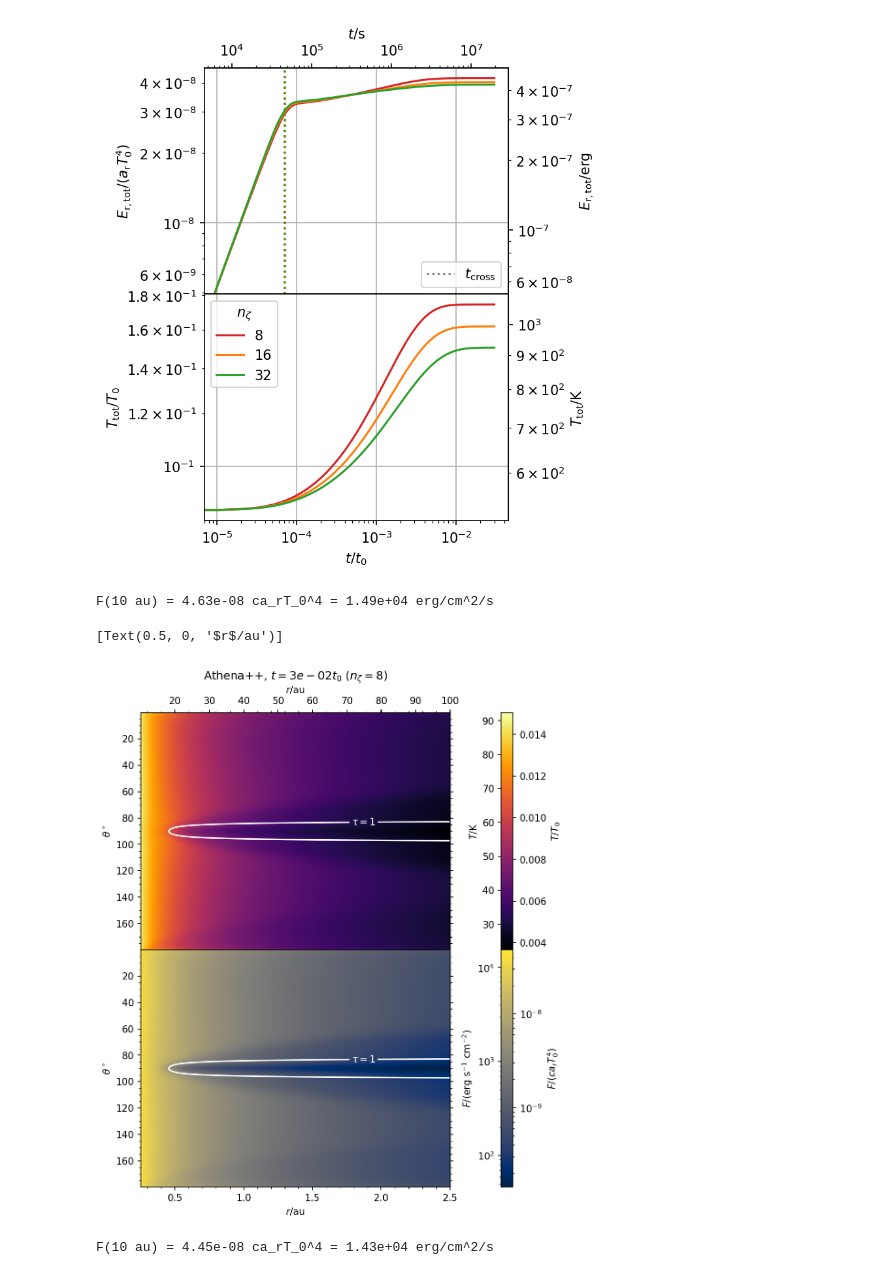
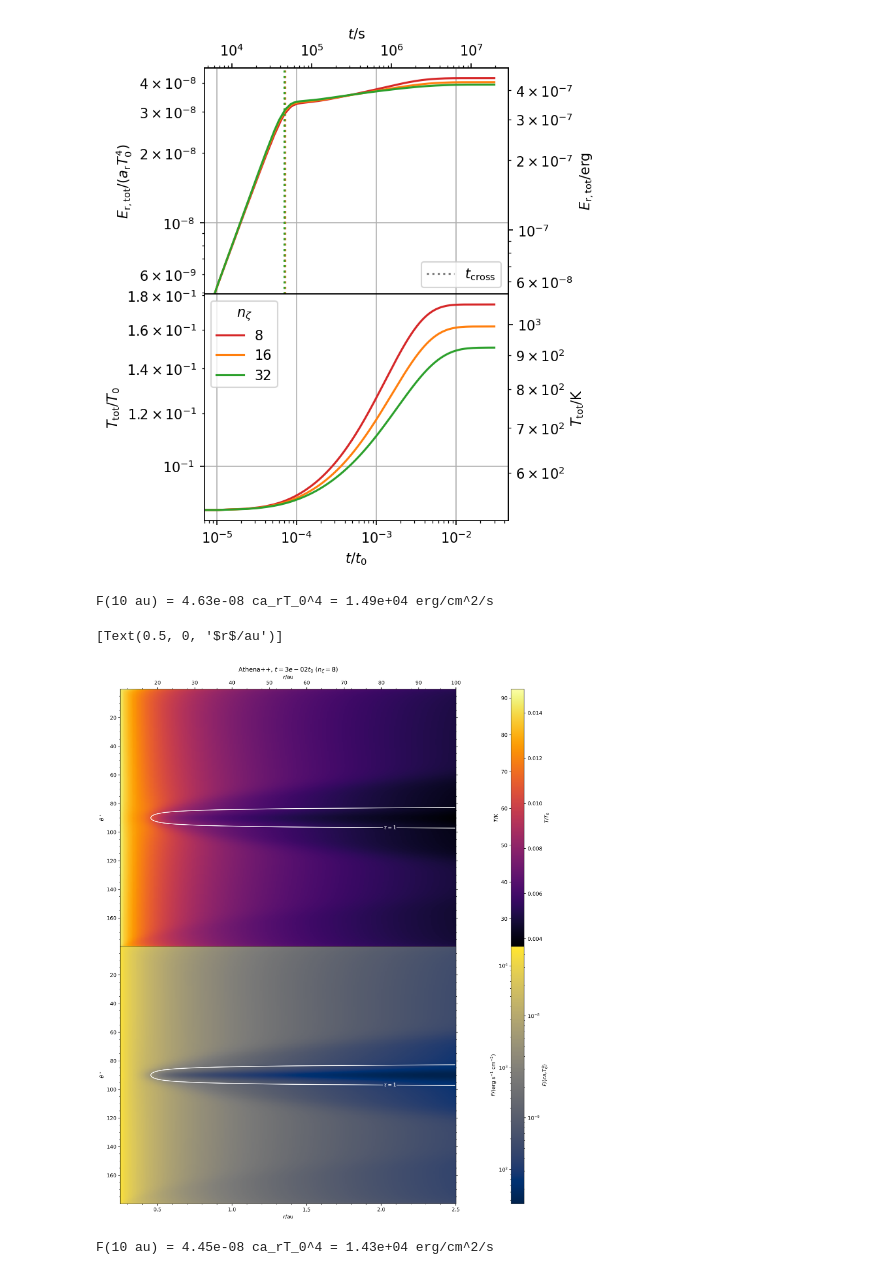
Before and after one commit to sabaronett/rad-hydro, a Jupyter notebook: athena/dev/const_opac_diffusion_reflecting/ConstantOpacityDiffusionReflecting.ipynb, the cells around one changed output. Drawn from its saved outputs; the diff is of its cells as text; code cells hidden in the pictures.

```diff
--- a/athena/dev/const_opac_diffusion_reflecting/ConstantOpacityDiffusionReflecting.ipynb
+++ b/athena/dev/const_opac_diffusion_reflecting/ConstantOpacityDiffusionReflecting.ipynb
@@ -522,7 +522,7 @@ plt.subplots_adjust(hspace=0)
 #===============================================================================
 problem_id = 'const_opac_diffusion'
 nzeta = 8
-fig, axs = plt.subplots(nrows=2, sharex=True, figsize=(8, 9), dpi=150)
+fig, axs = plt.subplots(nrows=2, sharex=True, figsize=(16, 18), dpi=300)
 
 # Read and plot
 path = f'nzeta{nzeta}'
@@ -548,34 +548,34 @@ cbar_F = plt.colorbar(im1, label='$F/(ca_\mathrm{r}T_0^4)$', pad=0.12)
 cbar_T_K = cbar_T.ax.secondary_yaxis('left', functions=(T2cgs, T2cgs))
 cbar_F_cgs = cbar_F.ax.secondary_yaxis('left', functions=(F2cgs, F2cgs))
 
 ax_r.set(xlabel=r'$r$/au')
 cbar_T_K.set(ylabel=r'$T$/K')
 cbar_F_cgs.set(ylabel=r'$F$/(erg s$^{-1}$ cm$^{-2}$)')
 
 # Sanity check
 print(f'F(10 au) = {Fx_field[0][0]:.2e} ca_rT_0^4 = '\
       + f'{F2cgs(Fx_field[0][0]):.2e} erg/cm^2/s')
 
 # Format (sub)plots
 for i, ax in enumerate(axs):
   CS = ax.contour(athdf['x1v'], athdf['x2v']*rad2deg, tau_field,
                   [1, 1e4], colors=['white', 'white'])
   ax.clabel(CS, CS.levels, fmt=fmt)
   ax.invert_yaxis()
   ax.minorticks_on()
   ax.set(ylabel=r'$\theta^\circ$')
   ax.tick_params(axis='both', which='both', right=True)
 
 plt.subplots_adjust(hspace=0)
 axs[0].set(title=rf'Athena++, $t={t:.0e}t_0$ ($n_\zeta=${nzeta})')
 axs[0].tick_params(axis='both', which='both', top=True, right=True)
 axs[1].set(xlabel='$r$/au')
 
 # plt.savefig(f'{path}/temp/Fr1({t:.2f}t_0).jpg', bbox_inches='tight')
 # %% [output]
 F(10 au) = 4.63e-08 ca_rT_0^4 = 1.49e+04 erg/cm^2/s
 [Text(0.5, 0, '$r$/au')]
-[figure, old version]
+[figure, new version]
 # %%
 #===============================================================================
 problem_id = 'const_opac_diffusion'
```
Also changed, not shown: parts of 8 cells of this notebook, 4 other files.
